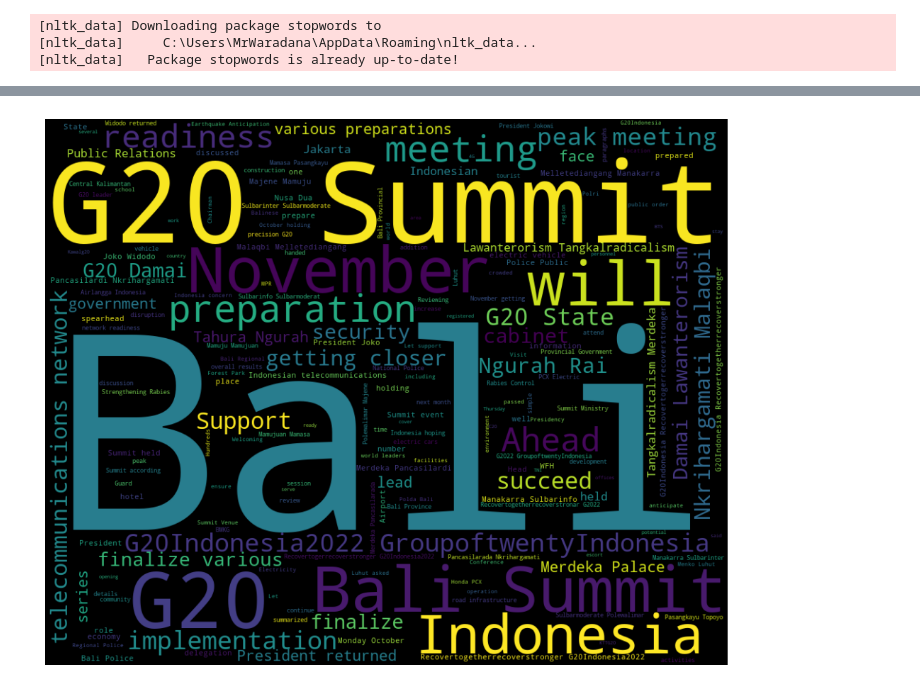
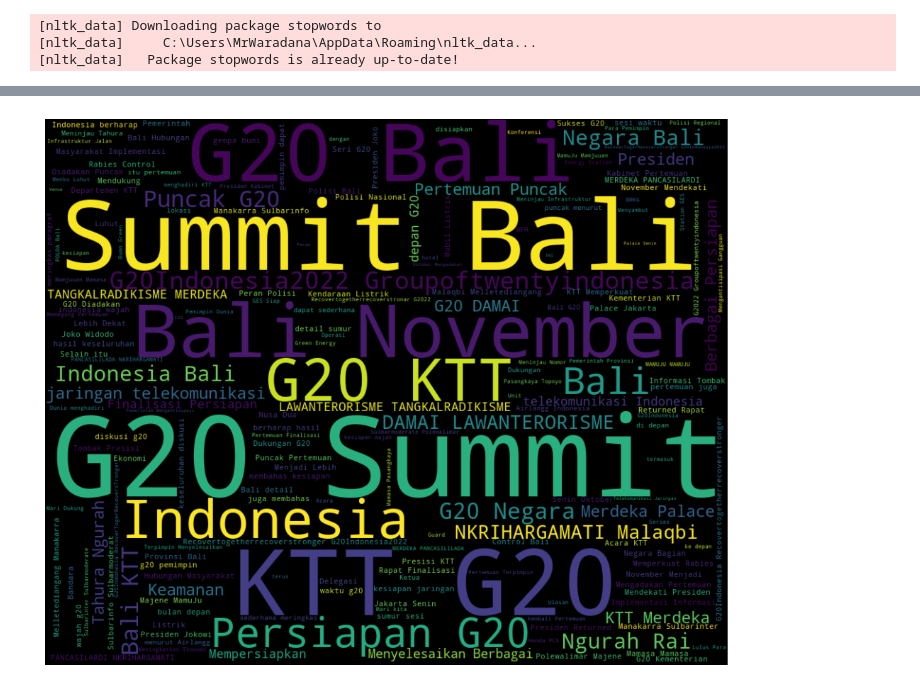
Before and after one commit to MrWaradana/dataset_g20, a Jupyter notebook: 4_sentiment_analysis_data_g20.ipynb, the cells around one changed output, grey strips where cells are left out. Cells and saved outputs as stored; diff of their text form; code cells hidden in the pictures.

```diff
--- a/4_sentiment_analysis_data_g20.ipynb
+++ b/4_sentiment_analysis_data_g20.ipynb
@@ -382,0 +375,8 @@ print(accuracy_score(hasil4,y_test))
+# %%
+# extracting the number of examples of each class
+
+df = pd.read_csv('4.1_translated_sentiment_analysis_data_g20.csv')
+df.head()
+
+fix_data = pd.DataFrame(df[['date', 'username', 'tweet', 'Subjectivity', 'Polarity', 'Analysis']])
+fix_data.head()
@@ -383,3 +390,8 @@ print(accuracy_score(hasil4,y_test))
+# %%
+
+POS_data = fix_data[fix_data['Analysis'] == 'Positive']
+NEG_data = fix_data[fix_data['Analysis'] == 'Negative']
+NET_data = fix_data[fix_data['Analysis'] == 'Neutral']
 # %%
 import matplotlib.pyplot as plt
 from wordcloud import WordCloud
@@ -516,17 +528,17 @@ plt.savefig('negatif2.png',bbox_inches='tight')
 # %%
 # Plot The Word Cloud
 import matplotlib.pyplot as plt
 from wordcloud import WordCloud
 
-allWords  = ' '.join( [twts for twts in NET_data['tweet_en']])
+allWords  = ' '.join( [twts for twts in NET_data['tweet']])
 wordCloud = WordCloud(width = 1000, height=800, random_state=21, max_font_size=400).generate(allWords)
 
 plt.figure( figsize=(20,10) )
 plt.imshow(wordCloud, interpolation= 'bilinear')
 plt.axis('off')
 plt.show()
 # %% [output]
-[figure, old version]
+[figure, new version]
 # %%
 # Unigrams
 neutral_unigrams = defaultdict(int)
```
Also changed, not shown: parts of 38 cells of this notebook, 18 other files.
